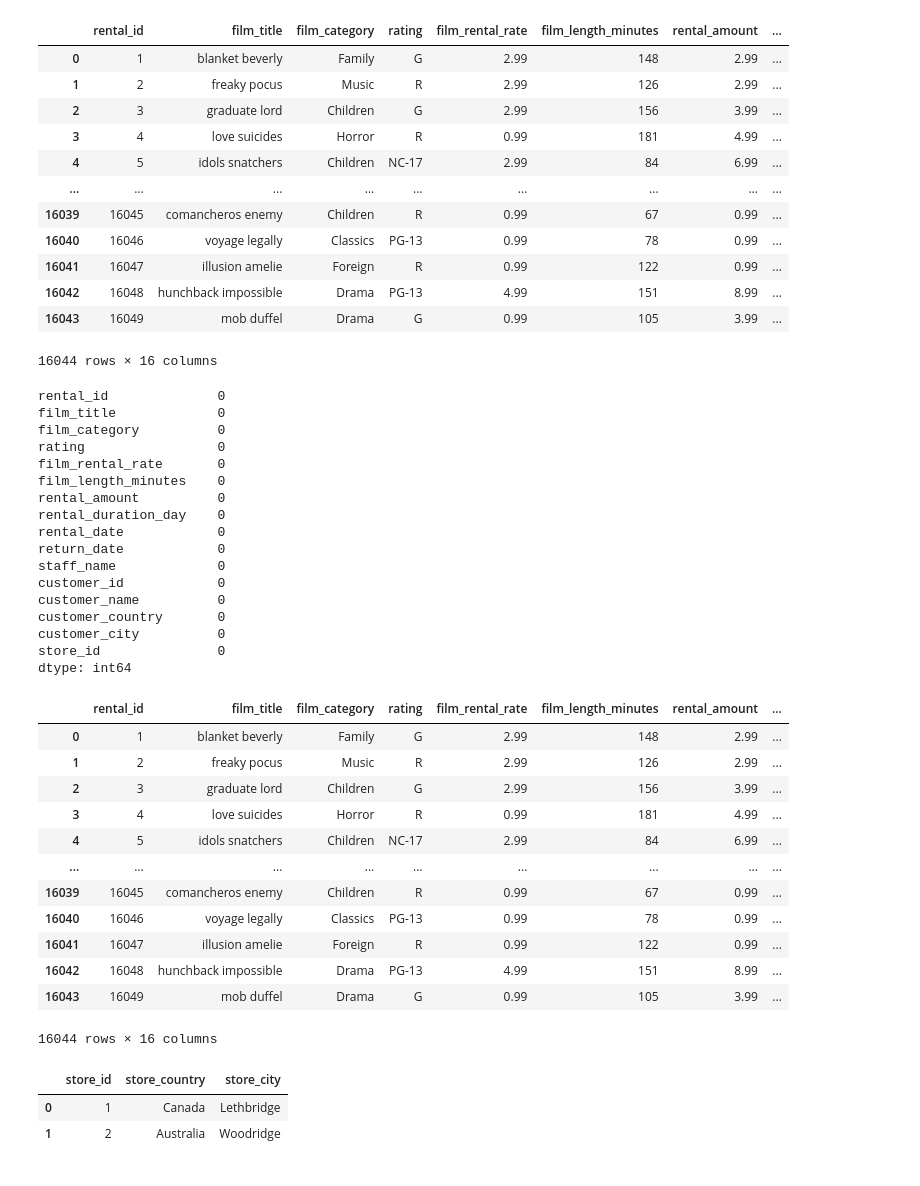
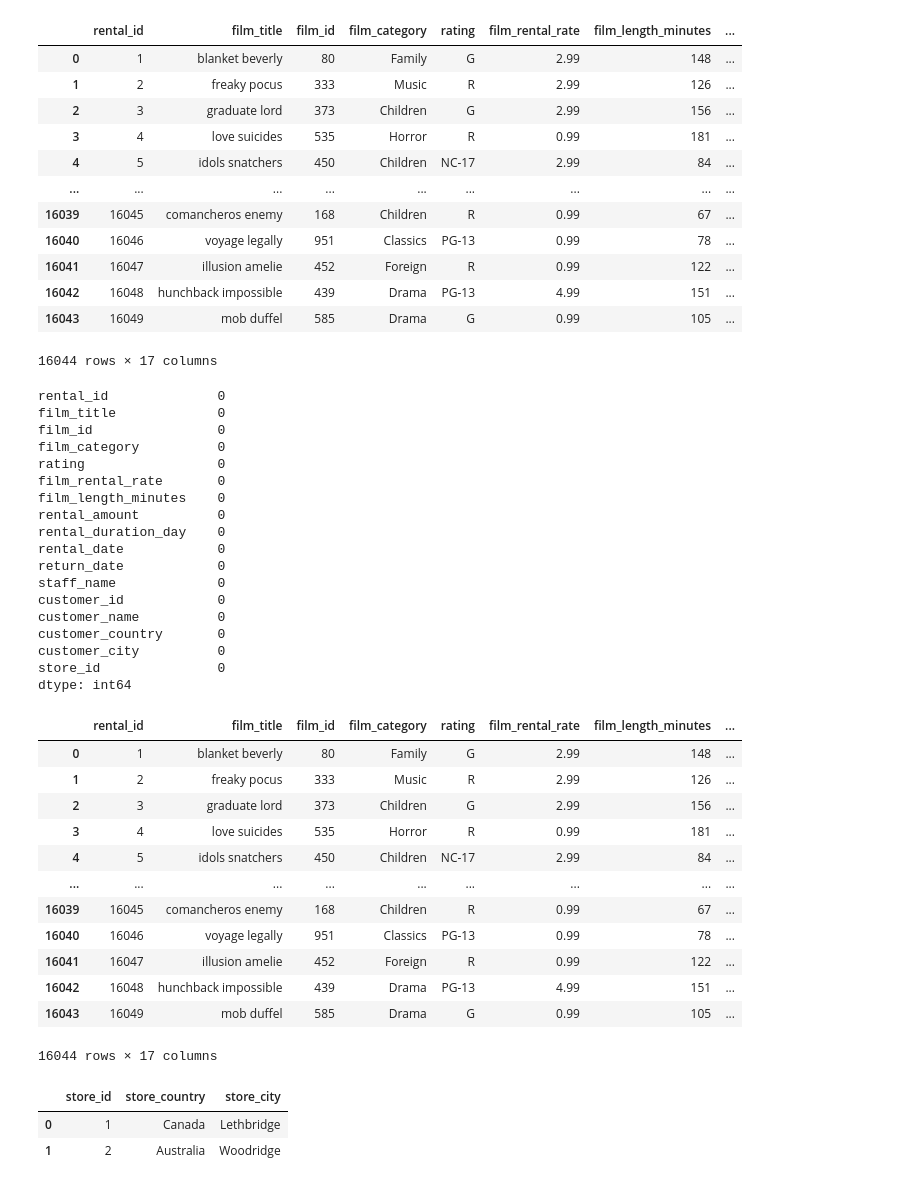
Before and after one commit to cvonholtz/Sakila_Movie_Rental_Data_Analysis, a Jupyter notebook: Movie_Rental_Data_Analysis_Project_#2.ipynb, the cells around one changed output. Drawn from its saved outputs; the diff is of its cells as text; code cells hidden in the pictures.

```diff
--- a/Movie_Rental_Data_Analysis_Project_#2.ipynb
+++ b/Movie_Rental_Data_Analysis_Project_#2.ipynb
@@ -11,6 +11,7 @@ conn = sqlite3.connect('/Users/chadvonholtz/Desktop/Virginia Tech Fullstack Acad
 #running a sql query and setting it to a variable as a DataFrame
 movie_rentals = pd.read_sql_query("""SELECT r.rental_id as rental_id,
 lower(f.title) as film_title,
+f.film_id as film_id,
 ca.name as film_category,
 f.rating as rating,
 f.rental_rate as film_rental_rate,
@@ -30,46 +31,46 @@ left join payment p on r.rental_id = p.rental_id
 left join staff s on p.staff_id = s.staff_id
 left join customer c on r.customer_id = c.customer_id
 left join address a on c.address_id = a.address_id
 left join city ci on ci.city_id = a.city_id
 left join country co on ci.country_id = co.country_id
 left join inventory i on r.inventory_id = i.inventory_id
 left join film f on i.film_id = f.film_id
 left join film_category fc on f.film_id = fc.film_id
 left join category ca on fc.category_id = ca.category_id
 """, conn)
 
 film_actors = pd.read_sql_query("""select lower(a.first_name || ' ' || a.last_name) as actor_name,
 lower(f.title) as film,
 f.film_id as film_id
 from film f
 left join film_actor fa on f.film_id = fa.film_id
 left join actor a on fa.actor_id = a.actor_id
 """, conn)
 
 store_locations = pd.read_sql_query("""select s.store_id,
 co.country as store_country,
 ci.city as store_city
 from store s
 left join address a on s.address_id = a.address_id
 left join city ci on a.city_id = ci.city_id
 left join country co on ci.country_id = co.country_id
 """, conn)
 #printing the DataFrame. Checking to see if the query ran as expected
 movie_rentals
 # %% [output]
-|  | rental_id | film_title | film_category | rating | film_rental_rate | film_length_minutes | rental_amount | ... |
-| 0 | 1 | blanket beverly | Family | G | 2.99 | 148 | 2.99 | ... |
-| 1 | 2 | freaky pocus | Music | R | 2.99 | 126 | 2.99 | ... |
-| 2 | 3 | graduate lord | Children | G | 2.99 | 156 | 3.99 | ... |
-| 3 | 4 | love suicides | Horror | R | 0.99 | 181 | 4.99 | ... |
-| 4 | 5 | idols snatchers | Children | NC-17 | 2.99 | 84 | 6.99 | ... |
+|  | rental_id | film_title | film_id | film_category | rating | film_rental_rate | film_length_minutes | ... |
+| 0 | 1 | blanket beverly | 80 | Family | G | 2.99 | 148 | ... |
+| 1 | 2 | freaky pocus | 333 | Music | R | 2.99 | 126 | ... |
+| 2 | 3 | graduate lord | 373 | Children | G | 2.99 | 156 | ... |
+| 3 | 4 | love suicides | 535 | Horror | R | 0.99 | 181 | ... |
+| 4 | 5 | idols snatchers | 450 | Children | NC-17 | 2.99 | 84 | ... |
 | ... | ... | ... | ... | ... | ... | ... | ... | ... |
-| 16039 | 16045 | comancheros enemy | Children | R | 0.99 | 67 | 0.99 | ... |
-| 16040 | 16046 | voyage legally | Classics | PG-13 | 0.99 | 78 | 0.99 | ... |
-| 16041 | 16047 | illusion amelie | Foreign | R | 0.99 | 122 | 0.99 | ... |
-| 16042 | 16048 | hunchback impossible | Drama | PG-13 | 4.99 | 151 | 8.99 | ... |
-| 16043 | 16049 | mob duffel | Drama | G | 0.99 | 105 | 3.99 | ... |
+| 16039 | 16045 | comancheros enemy | 168 | Children | R | 0.99 | 67 | ... |
+| 16040 | 16046 | voyage legally | 951 | Classics | PG-13 | 0.99 | 78 | ... |
+| 16041 | 16047 | illusion amelie | 452 | Foreign | R | 0.99 | 122 | ... |
+| 16042 | 16048 | hunchback impossible | 439 | Drama | PG-13 | 4.99 | 151 | ... |
+| 16043 | 16049 | mob duffel | 585 | Drama | G | 0.99 | 105 | ... |
-16044 rows × 16 columns
+16044 rows × 17 columns
 # %%
 #closring connection
 conn.close()
@@ -80,6 +81,7 @@ movie_rentals.isnull().sum()
 # %% [output]
 rental_id              0
 film_title             0
+film_id                0
 film_category          0
 rating                 0
 film_rental_rate       0
@@ -100,19 +102,19 @@ dtype: int64
 #they do not. makes sense for streaming.
 movie_rentals.loc[(movie_rentals['rental_date'] == movie_rentals['return_date'])]
 # %% [output]
-|  | rental_id | film_title | film_category | rating | film_rental_rate | film_length_minutes | rental_amount | ... |
-| 0 | 1 | blanket beverly | Family | G | 2.99 | 148 | 2.99 | ... |
-| 1 | 2 | freaky pocus | Music | R | 2.99 | 126 | 2.99 | ... |
-| 2 | 3 | graduate lord | Children | G | 2.99 | 156 | 3.99 | ... |
-| 3 | 4 | love suicides | Horror | R | 0.99 | 181 | 4.99 | ... |
-| 4 | 5 | idols snatchers | Children | NC-17 | 2.99 | 84 | 6.99 | ... |
+|  | rental_id | film_title | film_id | film_category | rating | film_rental_rate | film_length_minutes | ... |
+| 0 | 1 | blanket beverly | 80 | Family | G | 2.99 | 148 | ... |
+| 1 | 2 | freaky pocus | 333 | Music | R | 2.99 | 126 | ... |
+| 2 | 3 | graduate lord | 373 | Children | G | 2.99 | 156 | ... |
+| 3 | 4 | love suicides | 535 | Horror | R | 0.99 | 181 | ... |
+| 4 | 5 | idols snatchers | 450 | Children | NC-17 | 2.99 | 84 | ... |
 | ... | ... | ... | ... | ... | ... | ... | ... | ... |
-| 16039 | 16045 | comancheros enemy | Children | R | 0.99 | 67 | 0.99 | ... |
-| 16040 | 16046 | voyage legally | Classics | PG-13 | 0.99 | 78 | 0.99 | ... |
-| 16041 | 16047 | illusion amelie | Foreign | R | 0.99 | 122 | 0.99 | ... |
-| 16042 | 16048 | hunchback impossible | Drama | PG-13 | 4.99 | 151 | 8.99 | ... |
-| 16043 | 16049 | mob duffel | Drama | G | 0.99 | 105 | 3.99 | ... |
+| 16039 | 16045 | comancheros enemy | 168 | Children | R | 0.99 | 67 | ... |
+| 16040 | 16046 | voyage legally | 951 | Classics | PG-13 | 0.99 | 78 | ... |
+| 16041 | 16047 | illusion amelie | 452 | Foreign | R | 0.99 | 122 | ... |
+| 16042 | 16048 | hunchback impossible | 439 | Drama | PG-13 | 4.99 | 151 | ... |
+| 16043 | 16049 | mob duffel | 585 | Drama | G | 0.99 | 105 | ... |
-16044 rows × 16 columns
+16044 rows × 17 columns
 # %%
 #verifying that the store_locations df came in properly
 store_locations
```
Also changed, not shown: parts of 12 cells of this notebook, 1 other file.
